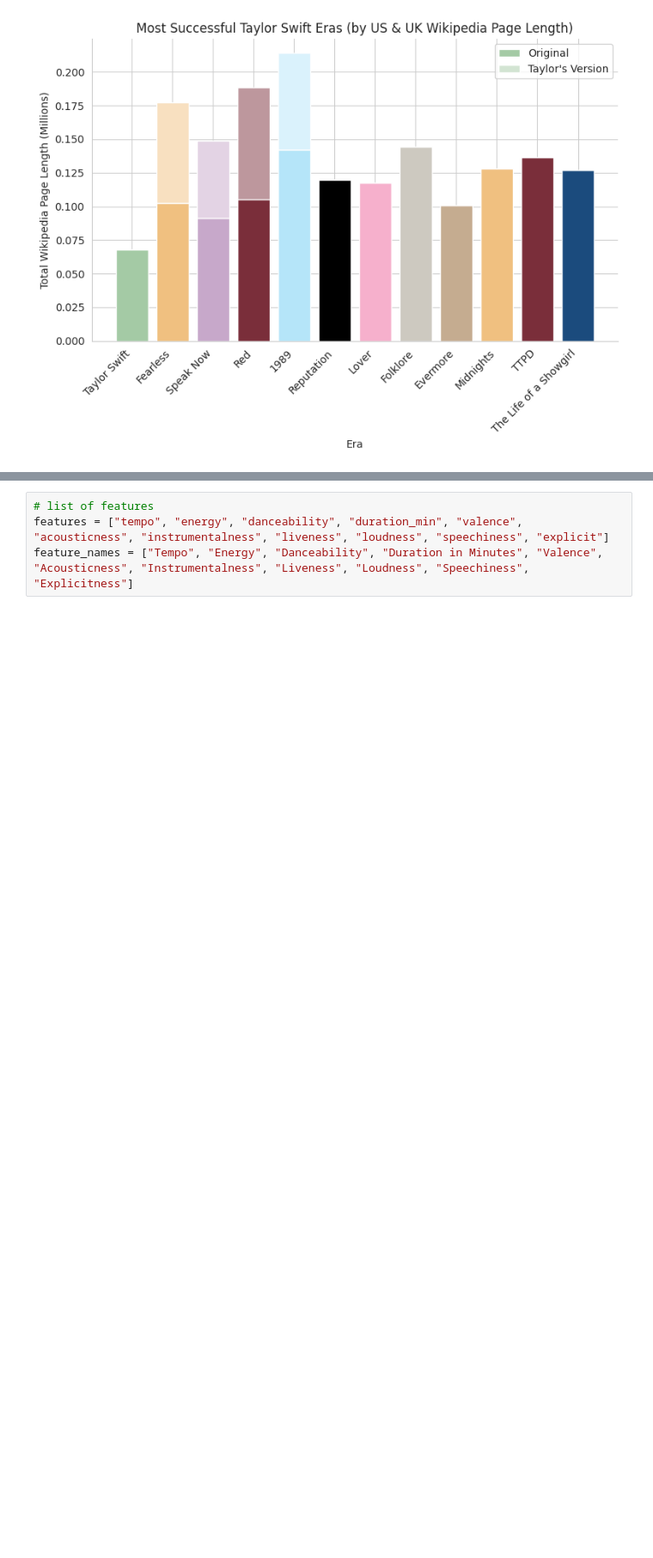
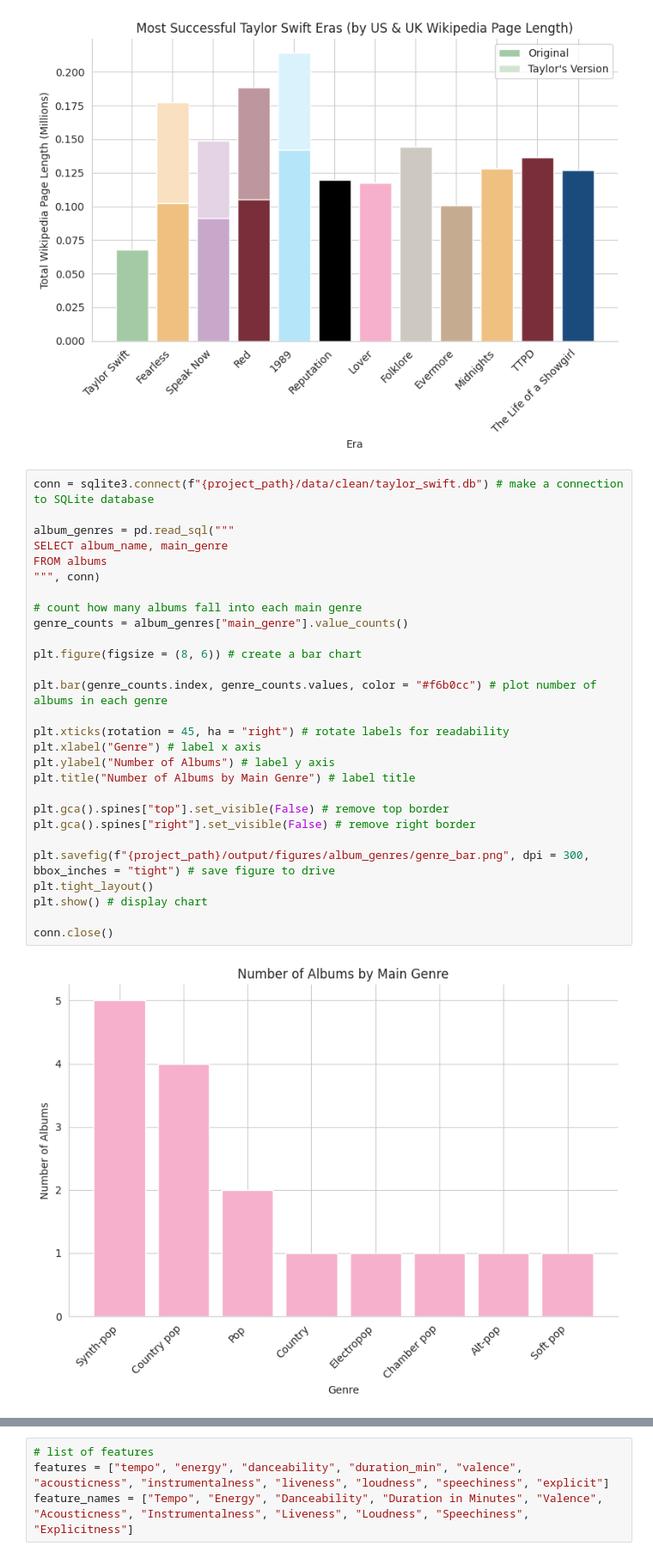
Before and after one commit to haskinse/bee2041_empirical_project, a Jupyter notebook: source_code/04_analysis.ipynb, the cells around one changed output, grey strips where cells are left out. Shown at 86% size. Saved outputs shown, nothing was run; the diff lists cells and outputs as text; blank space fills up the shorter version.

Commit message:
Created a bar chart of the main genres of albums.

```diff
--- a/source_code/04_analysis.ipynb
+++ b/source_code/04_analysis.ipynb
@@ -196,6 +196,36 @@ plot_commercial_success("page_length", "0", "Wikipedia Page Length", "page_lengt
 [figure]
 [figure]
 [figure]
+# %%
+conn = sqlite3.connect(f"{project_path}/data/clean/taylor_swift.db") # make a connection to SQLite database
+
+album_genres = pd.read_sql("""
+SELECT album_name, main_genre
+FROM albums
+""", conn)
+
+# count how many albums fall into each main genre
+genre_counts = album_genres["main_genre"].value_counts()
+
+plt.figure(figsize = (8, 6)) # create a bar chart
+
+plt.bar(genre_counts.index, genre_counts.values, color = "#f6b0cc") # plot number of albums in each genre
+
+plt.xticks(rotation = 45, ha = "right") # rotate labels for readability
+plt.xlabel("Genre") # label x axis
+plt.ylabel("Number of Albums") # label y axis
+plt.title("Number of Albums by Main Genre") # label title
+
+plt.gca().spines["top"].set_visible(False) # remove top border
+plt.gca().spines["right"].set_visible(False) # remove right border
+
+plt.savefig(f"{project_path}/output/figures/album_genres/genre_bar.png", dpi = 300, bbox_inches = "tight") # save figure to drive
+plt.tight_layout()
+plt.show() # display chart
+
+conn.close()
+# %% [output]
+[figure, added]
 # %%
 def plot_feature_success(feature, feature_name): # a function to plot the average features of the albums vs success
 
```
Also changed, not shown: parts of 1 cell of this notebook.
